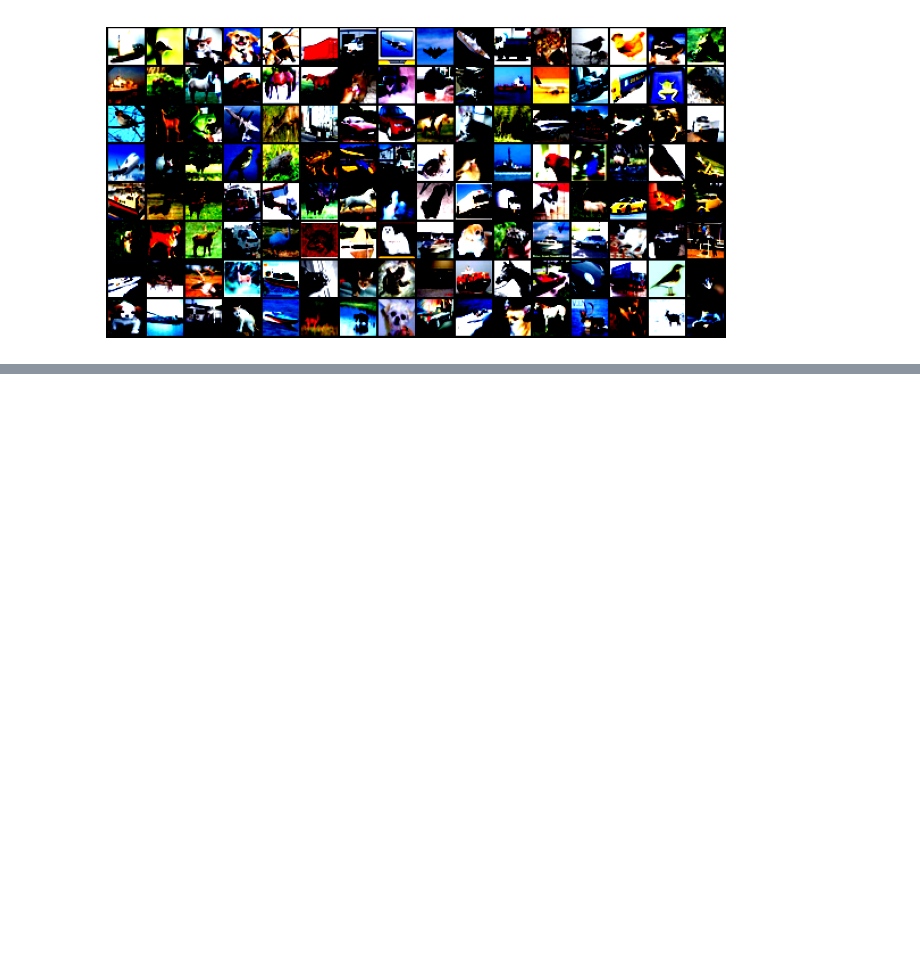
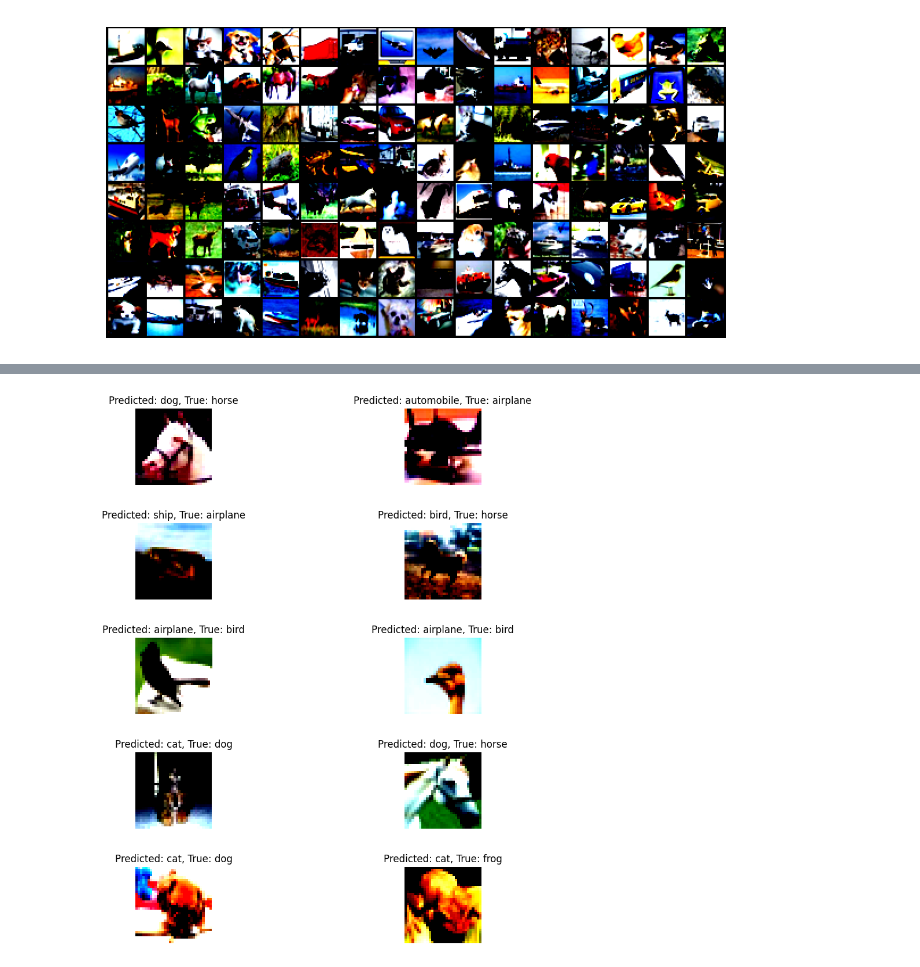
Before and after one commit to Himank-J/ERAV2, a Jupyter notebook: S8/ERAV2_S8_BN_Himank.ipynb, the cells around one changed output, grey strips where cells are left out. Saved outputs shown, nothing was run; the diff lists cells and outputs as text; code cells hidden in the pictures; blank space fills up the shorter version.

```diff
--- a/S8/ERAV2_S8_BN_Himank.ipynb
+++ b/S8/ERAV2_S8_BN_Himank.ipynb
@@ -192,6 +192,9 @@ train_losses = []
 test_losses = []
 train_acc = []
 test_acc = []
+misclassified_images = []
+misclassified_pred_labels = []
+misclassified_true_labels = []
 
 def train(model, device, train_loader, optimizer, epoch):
 
@@ -230,6 +233,14 @@ def test(model, device, test_loader):
             pred = output.argmax(dim=1, keepdim=True)
             correct += pred.eq(target.view_as(pred)).sum().item()
 
+            try:
+              misclassified_indices = ~pred.eq(target.view_as(pred)).squeeze()
+              misclassified_pred_labels.extend(pred[misclassified_indices].squeeze().tolist())
+              misclassified_true_labels.extend(target[misclassified_indices].tolist())
+              misclassified_images.extend(data[misclassified_indices])
+            except Exception as e:
+              pass
+
     test_loss /= len(test_loader.dataset)
     test_losses.append(test_loss)
 
@@ -287,6 +298,28 @@ Test set: Average loss: 0.7860, Accuracy: 7179/10000 (71.79%)
 
 EPOCH: 11
 ... (9 outputs left out)
+# %%
+
+class_names = ['airplane', 'automobile', 'bird', 'cat', 'deer', 'dog', 'frog', 'horse', 'ship', 'truck']
+
+def visualize_misclassified_images(images, pred_labels, true_labels):
+    fig, axs = plt.subplots(5, 2, figsize=(10, 12))
+    fig.subplots_adjust(hspace=0.5, wspace=0.5)
+    axs = axs.ravel()
+
+    for i in range(len(images)):
+        pred_class_name = class_names[pred_labels[i]]
+        true_class_name = class_names[true_labels[i]]
+
+        axs[i].imshow(images[i].permute(1, 2, 0).cpu().clamp(0,1))
+        axs[i].set_title(f'Predicted: {pred_class_name}, True: {true_class_name}')
+        axs[i].axis('off')
+
+    plt.show()
+
+visualize_misclassified_images(misclassified_images[:10], misclassified_pred_labels[:10], misclassified_true_labels[:10])
+# %% [output]
+[figure, added]
 # %%
 train_losses_tensor = torch.tensor(train_losses).cuda()
 train_losses_tensor = train_losses_tensor.cpu().numpy()
```
Also changed, not shown: parts of 4 cells of this notebook.
